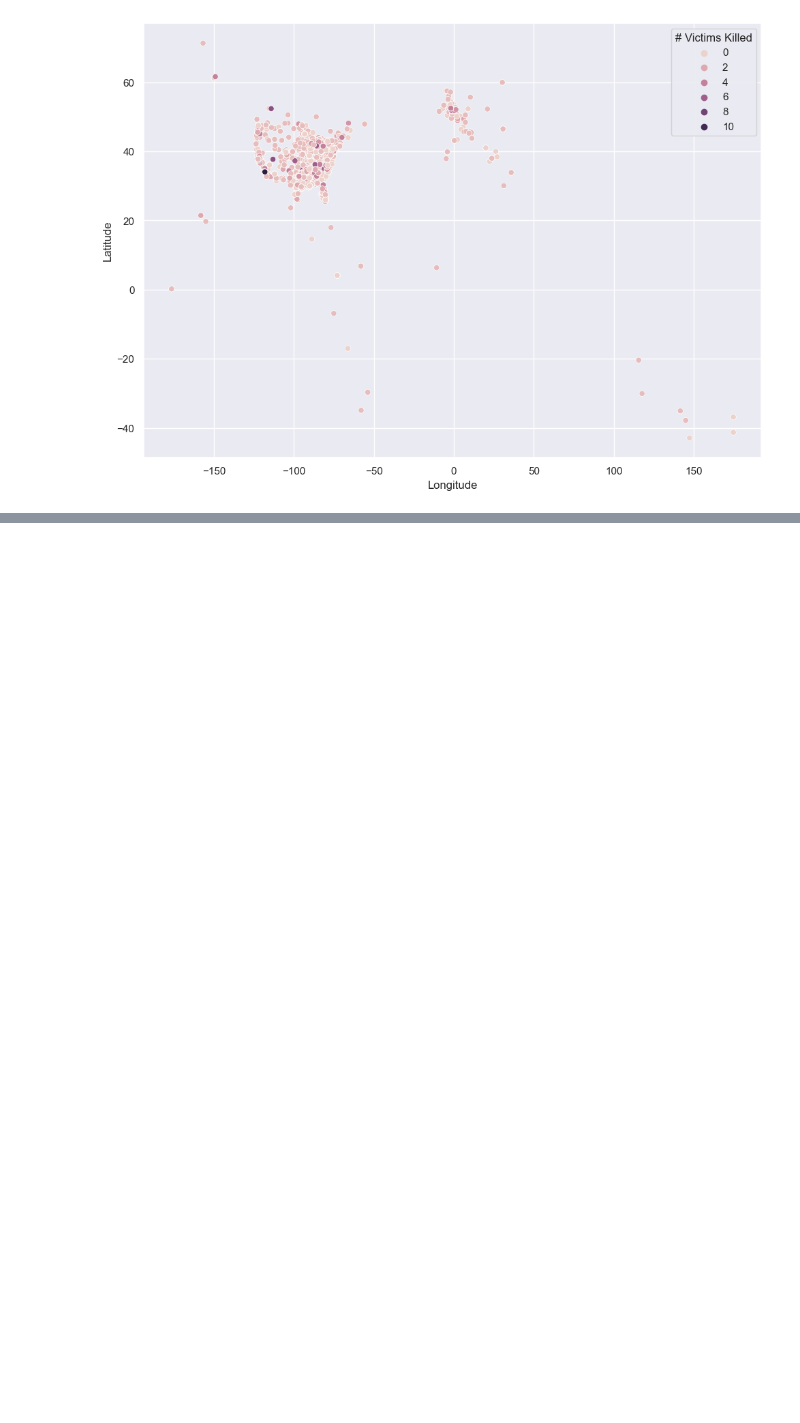
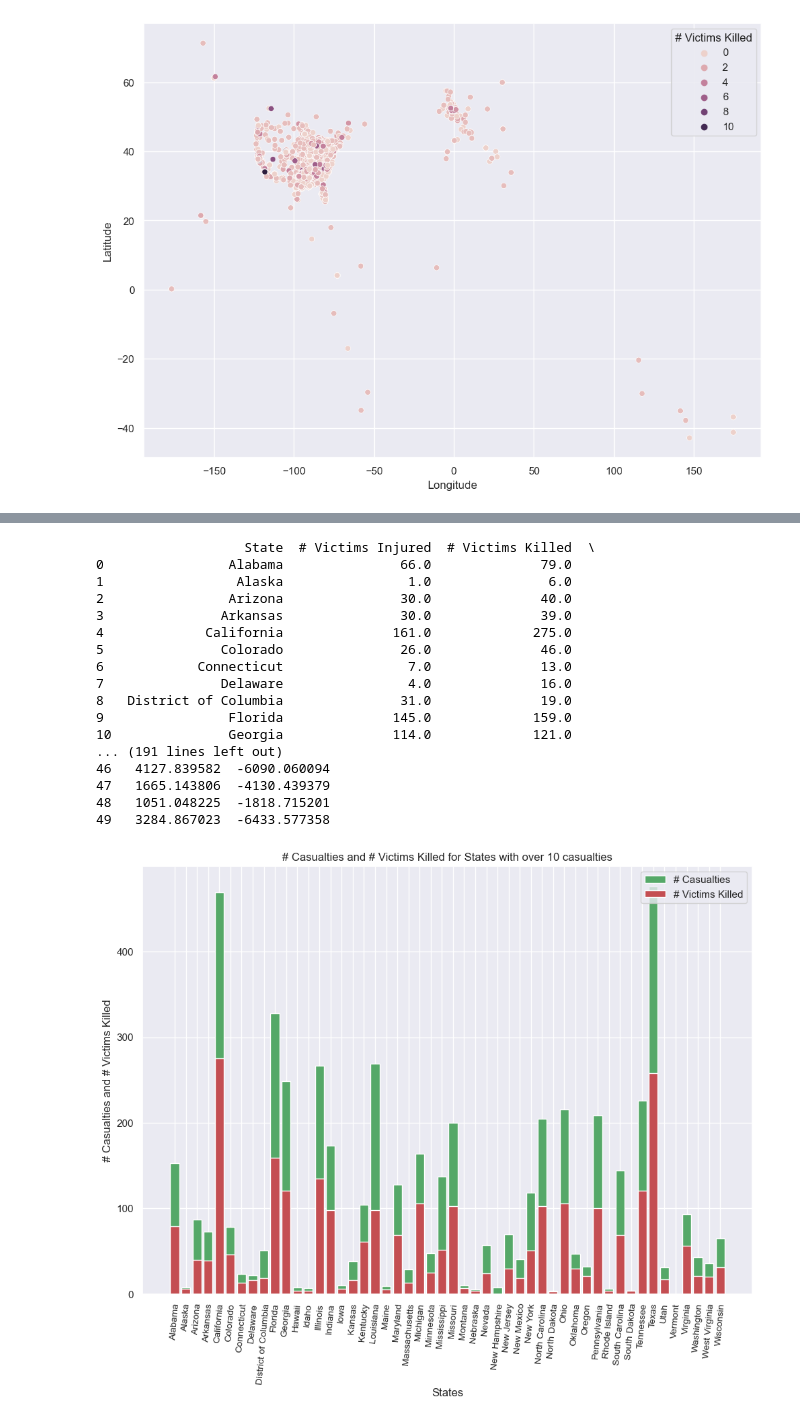
Before and after one commit to DozieSixtus/Gun-violence-US, a Jupyter notebook: scripts/EDA.ipynb, the cells around one changed output, grey strips where cells are left out. Saved outputs shown, nothing was run; the diff lists cells and outputs as text; code cells hidden in the pictures; blank space fills up the shorter version.

```diff
--- a/scripts/EDA.ipynb
+++ b/scripts/EDA.ipynb
@@ -243,0 +245,34 @@ plt.colorbar(label = '# Victims Killed')
+# %%
+fig, ax = plt.subplots()
+statesData = mergedDataset.groupby(['State']).sum().reset_index()
+print(statesData)
+
+for colName in ['# Casualties', '# Victims Killed']:
+        p = ax.bar(data=statesData,
+                   x='State', height=colName, color='r' if colName.__eq__('# Victims Killed') else 'g')
+
+ax.legend(['# Casualties', '# Victims Killed'], loc='upper right')
+plt.xlabel('States')
+plt.ylabel('# Casualties and # Victims Killed')
+plt.title('# Casualties and # Victims Killed for States with over 10 casualties')
+plt.xticks(fontsize=10, rotation=85)
+plt.show()
+# %% [output]
+                   State  # Victims Injured  # Victims Killed  \
+0                Alabama               66.0              79.0
+1                 Alaska                1.0               6.0
+2                Arizona               30.0              40.0
+3               Arkansas               30.0              39.0
+4             California              161.0             275.0
+5               Colorado               26.0              46.0
+6            Connecticut                7.0              13.0
+7               Delaware                4.0              16.0
+8   District of Columbia               31.0              19.0
+9                Florida              145.0             159.0
+10               Georgia              114.0             121.0
+... (191 lines left out)
+46   4127.839582  -6090.060094
+47   1665.143806  -4130.439379
+48   1051.048225  -1818.715201
+49   3284.867023  -6433.577358
+[figure, added]
```
Also changed, not shown: parts of 7 cells of this notebook.
